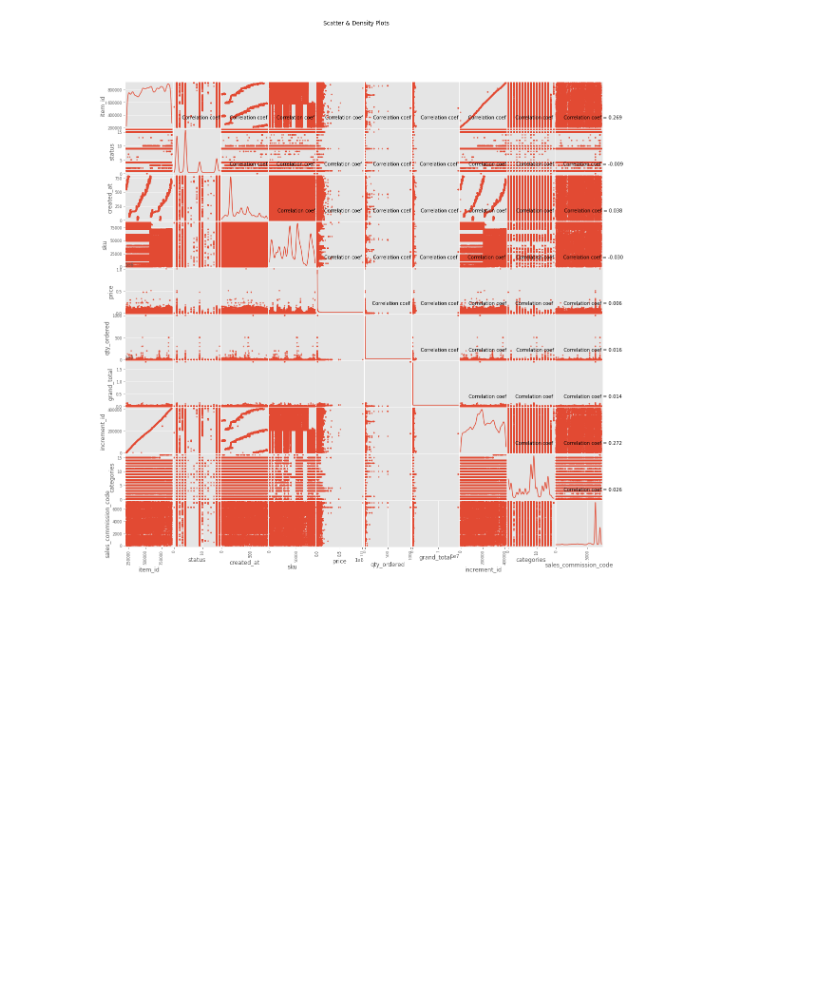
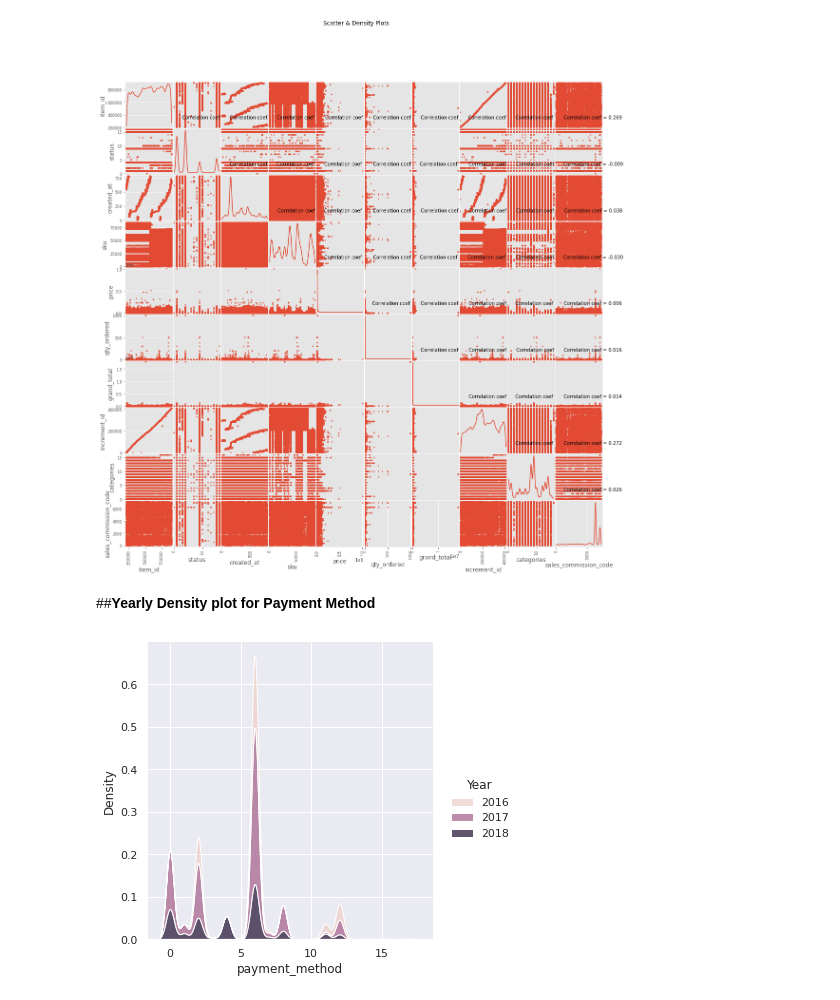
Before and after one commit to 3TInfoTinker/DeepLearningHandsOn, a Jupyter notebook: DLProj1Ecomerce.ipynb, the cells around one changed output. Cells and saved outputs as stored; diff of their text form; code cells hidden in the pictures; blank space fills up the shorter version.

```diff
--- a/DLProj1Ecomerce.ipynb
+++ b/DLProj1Ecomerce.ipynb
@@ -441,3 +466,11 @@ def scatrmtrx(df, plotarea, textweight):
 scatrmtrx(df, 18, 10)
 # %% [output]
 [figure]
+# %% [markdown]
+##**Yearly Density plot for Payment Method**
+# %%
+sns.set_theme(style = 'darkgrid')
+
+sns.displot(df, x= "payment_method", hue = "Year", kind="kde", multiple = "stack");
+# %% [output]
+[figure, added]
```
Also changed, not shown: parts of 17 cells of this notebook.
